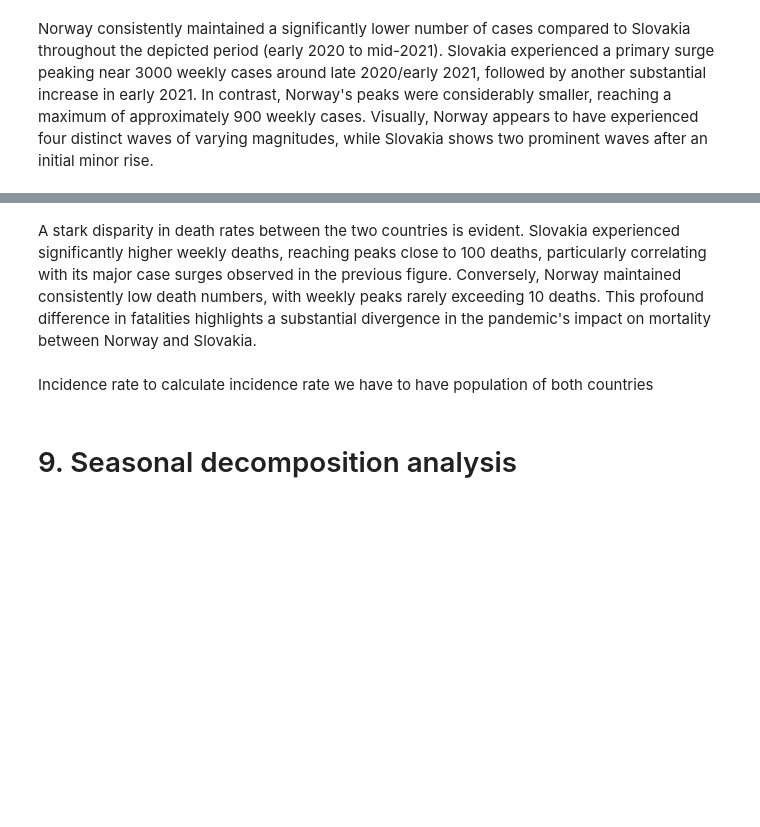
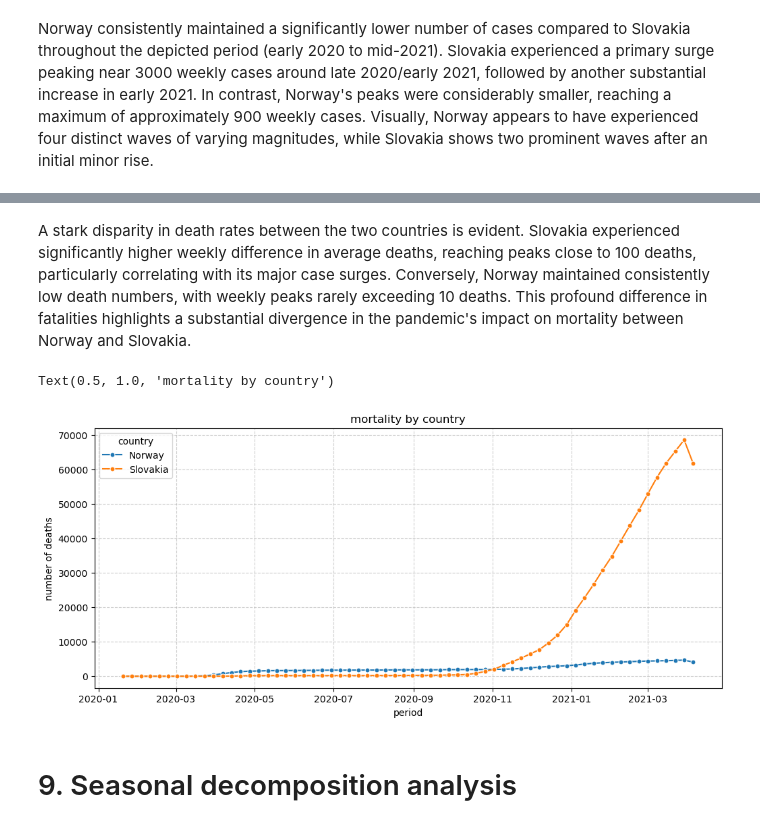
Before and after one commit to Sahatfi/time-series-covid, a Jupyter notebook: time-series-covid.ipynb, the cells around one changed output, grey strips where cells are left out. Cells and saved outputs as stored; diff of their text form; code cells hidden in the pictures; blank space fills up the shorter version.

```diff
--- a/time-series-covid.ipynb
+++ b/time-series-covid.ipynb
@@ -569,5 +1108,2 @@ plt.title("weekly difference in average deaths by country",fontsize=12)
 # %% [markdown]
-A stark disparity in death rates between the two countries is evident. Slovakia experienced significantly higher weekly deaths, reaching peaks close to 100 deaths, particularly correlating with its major case surges observed in the previous figure. Conversely, Norway maintained consistently low death numbers, with weekly peaks rarely exceeding 10 deaths. This profound difference in fatalities highlights a substantial divergence in the pandemic's impact on mortality between Norway and Slovakia.
+A stark disparity in death rates between the two countries is evident. Slovakia experienced significantly higher weekly difference in average deaths, reaching peaks close to 100 deaths, particularly correlating with its major case surges. Conversely, Norway maintained consistently low death numbers, with weekly peaks rarely exceeding 10 deaths. This profound difference in fatalities highlights a substantial divergence in the pandemic's impact on mortality between Norway and Slovakia.
-# %% [markdown]
-Incidence rate
-to calculate incidence rate we have to have population of both countries
@@ -576,3 +1110,13 @@ df_timeseries_no_weekly
+# %%
+plt.figure(figsize = (12,5))
+sns.lineplot(x = "week_start", y = "crude_deaths", data = df_weekplot, hue = "country",marker = "o", markersize = 5 )
+plt.grid(True, linestyle='--', alpha=0.6)
+plt.xlabel("period")
+plt.ylabel("number of deaths")
+plt.title("mortality by country",fontsize=12)
+# %% [output]
+Text(0.5, 1.0, 'mortality by country')
+[figure, added]
 # %% [markdown]
 # 9. Seasonal decomposition analysis
 # %% [markdown]
```
Also changed, not shown: parts of 104 cells of this notebook, 3 other files.
